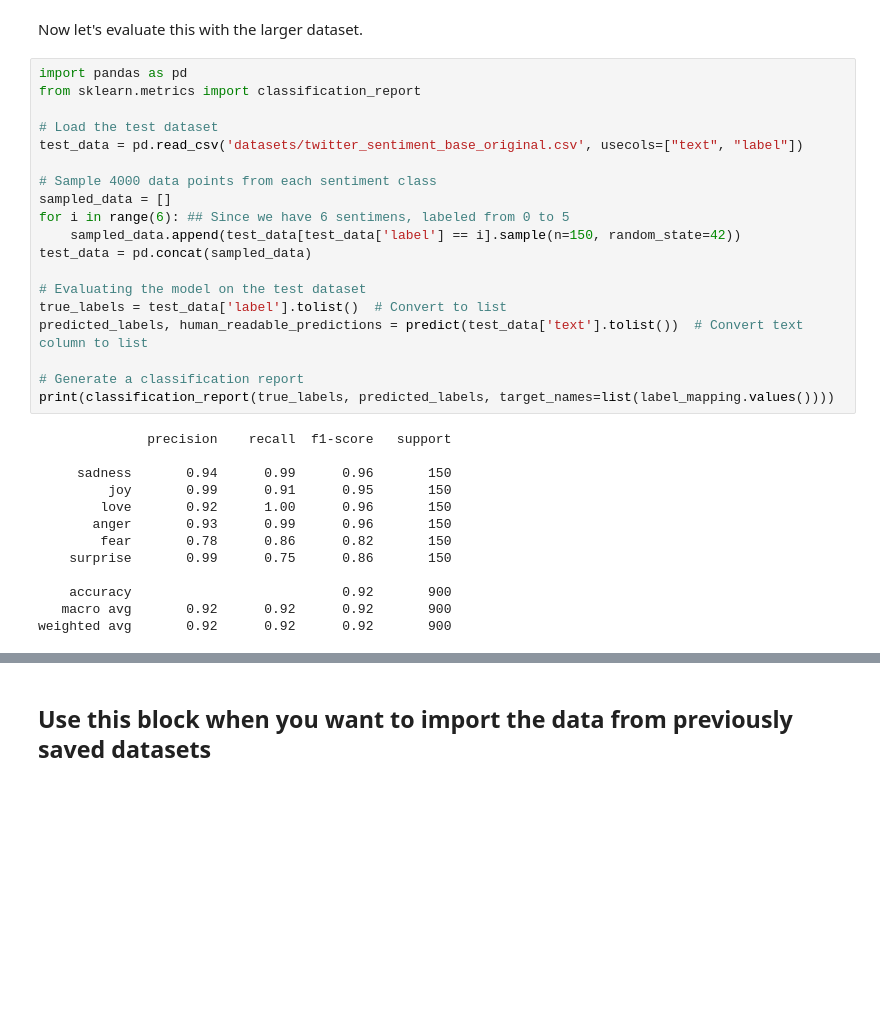
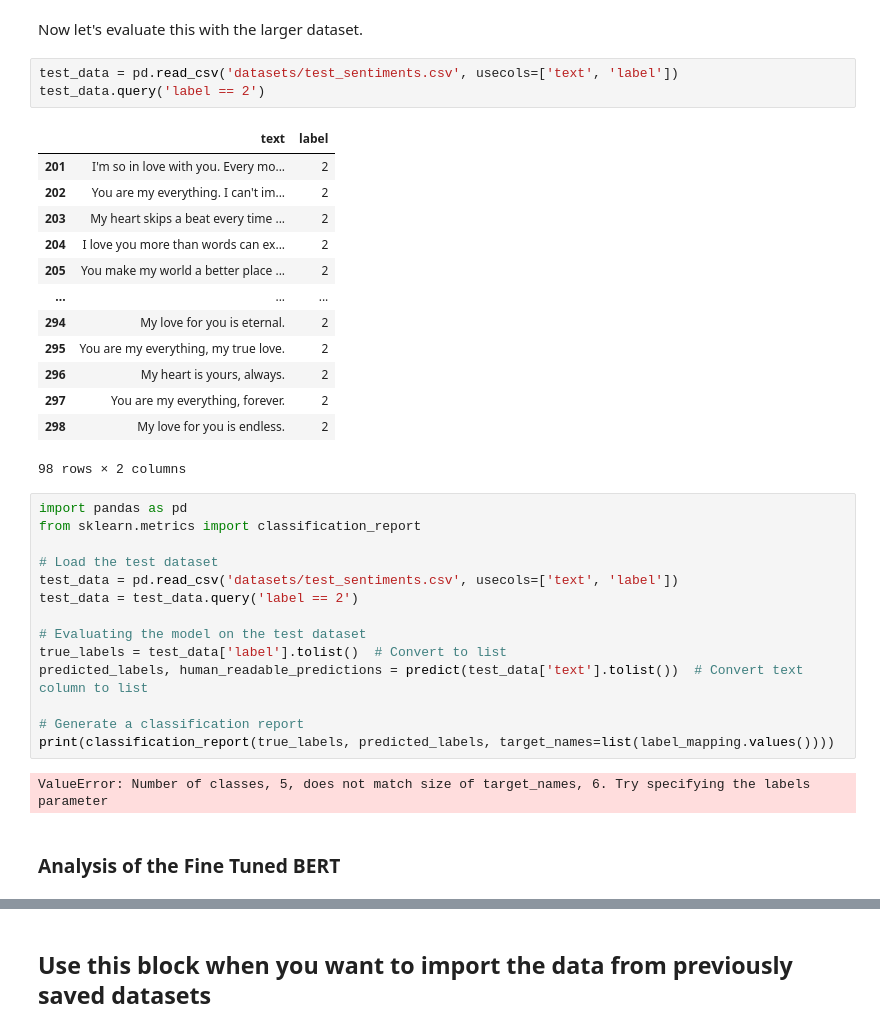
Before and after one commit to dantasl/machine-learning-dimap, a Jupyter notebook: machine-learning-dimap.ipynb, the cells around one changed output, grey strips where cells are left out. Cells and saved outputs as stored; diff of their text form; blank space fills up the shorter version.

```diff
--- a/machine-learning-dimap.ipynb
+++ b/machine-learning-dimap.ipynb
@@ -1180,18 +1310,30 @@ print("Human-readable Predictions:", human_readable_predictions)
 Human-readable Predictions: ['joy', 'joy']
 # %% [markdown]
 Now let's evaluate this with the larger dataset.
+# %%
+test_data = pd.read_csv('datasets/test_sentiments.csv', usecols=['text', 'label'])
+test_data.query('label == 2')
+# %% [output]
+|  | text | label |
+| 201 | I'm so in love with you. Every mo... | 2 |
+| 202 | You are my everything. I can't im... | 2 |
+| 203 | My heart skips a beat every time ... | 2 |
+| 204 | I love you more than words can ex... | 2 |
+| 205 | You make my world a better place ... | 2 |
+| ... | ... | ... |
+| 294 | My love for you is eternal. | 2 |
+| 295 | You are my everything, my true love. | 2 |
+| 296 | My heart is yours, always. | 2 |
+| 297 | You are my everything, forever. | 2 |
+| 298 | My love for you is endless. | 2 |
+98 rows × 2 columns
 # %%
 import pandas as pd
 from sklearn.metrics import classification_report
 
 # Load the test dataset
-test_data = pd.read_csv('datasets/twitter_sentiment_base_original.csv', usecols=["text", "label"])
-
-# Sample 4000 data points from each sentiment class
-sampled_data = []
-for i in range(6): ## Since we have 6 sentimens, labeled from 0 to 5
-    sampled_data.append(test_data[test_data['label'] == i].sample(n=150, random_state=42))
-test_data = pd.concat(sampled_data)
+test_data = pd.read_csv('datasets/test_sentiments.csv', usecols=['text', 'label'])
+test_data = test_data.query('label == 2')
 
 # Evaluating the model on the test dataset
 true_labels = test_data['label'].tolist()  # Convert to list
@@ -1200,15 +1342,6 @@ predicted_labels, human_readable_predictions = predict(test_data['text'].tolist(
 # Generate a classification report
 print(classification_report(true_labels, predicted_labels, target_names=list(label_mapping.values())))
 # %% [output]
-              precision    recall  f1-score   support
-
-     sadness       0.94      0.99      0.96       150
-         joy       0.99      0.91      0.95       150
-        love       0.92      1.00      0.96       150
-       anger       0.93      0.99      0.96       150
-        fear       0.78      0.86      0.82       150
-    surprise       0.99      0.75      0.86       150
-
-    accuracy                           0.92       900
-   macro avg       0.92      0.92      0.92       900
-weighted avg       0.92      0.92      0.92       900
+ValueError: Number of classes, 5, does not match size of target_names, 6. Try specifying the labels parameter
+# %% [markdown]
+### Analysis of the Fine Tuned BERT
```
Also changed, not shown: parts of 7 cells of this notebook, 2 other files.
